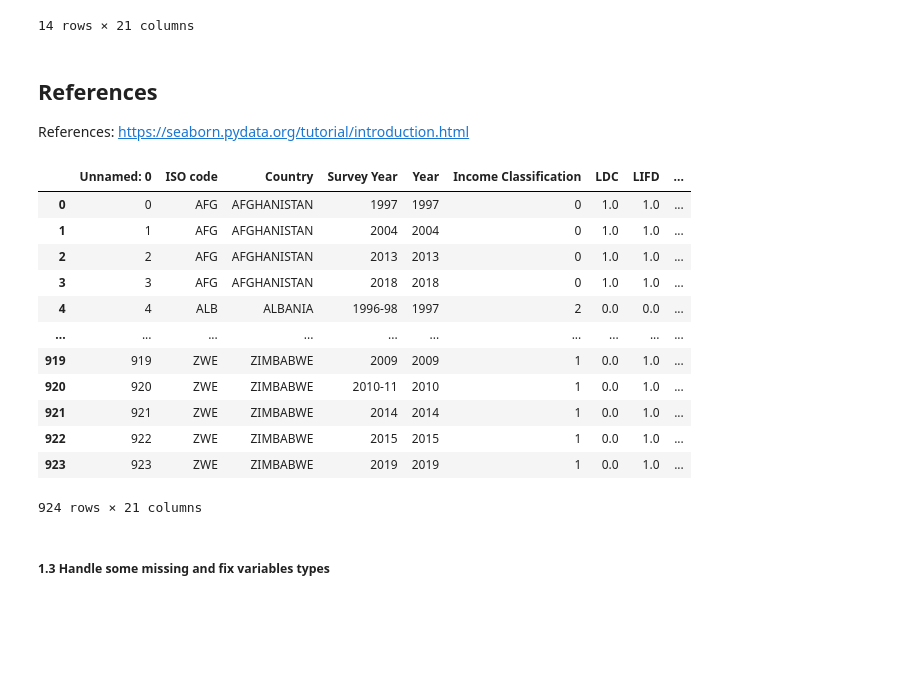
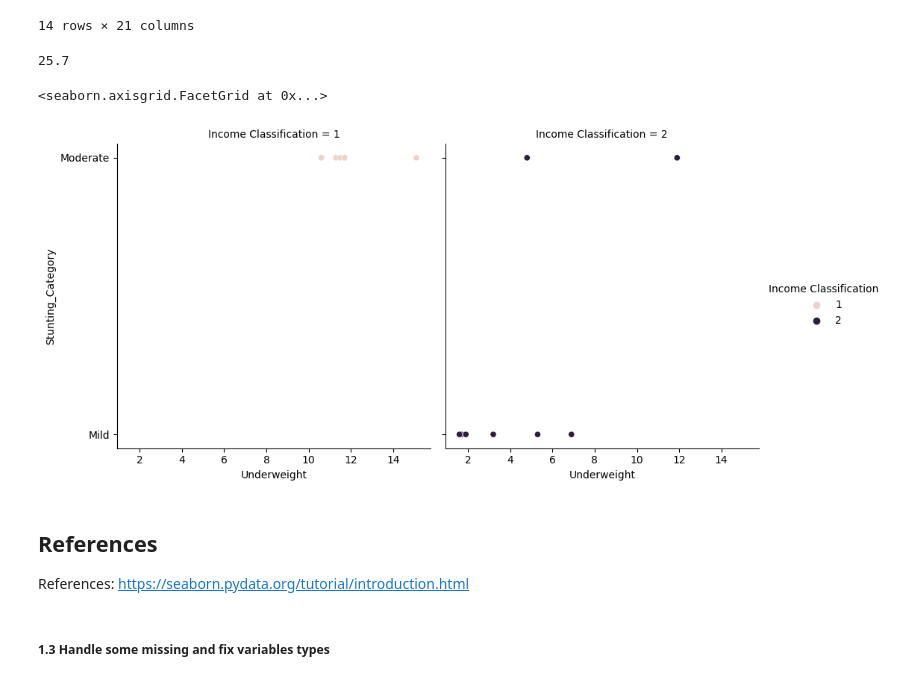
Before and after one commit to nvelardi/StuntedGrowthTuvalu, a Jupyter notebook: index2.ipynb, the cells around one changed output. Cells and saved outputs as stored; diff of their text form; code cells hidden in the pictures; blank space fills up the shorter version.

```diff
--- a/index2.ipynb
+++ b/index2.ipynb
@@ -57,9 +47,3 @@ df['Stunting'].quantile(.67)
-# %%
-# Partition the data into three categories based on the median
-df['Stunting_Category'] = [
-    'Severe' if x > 36.624 else 'Mild' if x < 20 else 'Moderate'
-    for x in df['Stunting']
-]
 # %%
 import seaborn as sns
 
@@ -178,3 +151,13 @@ df1
 | 854 | 854 | VUT | VANUATU | 2007 | 2007 | 1 | 1.0 | 0.0 | ... |
 | 855 | 855 | VUT | VANUATU | 2013 | 2013 | 1 | 1.0 | 0.0 | ... |
 14 rows × 21 columns
+# %%
+# .33 Quantile
+
+df1['Stunting'].quantile(.33)
+# = 7.46
+# .67 Quantile
+df1['Stunting'].quantile(.67)
+# = 25.7
+# %% [output]
+25.7
@@ -181,23 +170,16 @@ df1
+# %%
+sns.relplot(
+    data=df1,
+    x="Underweight", y="Stunting_Category", col="Income Classification",
+    hue="Income Classification",
+)
+# %% [output]
+<seaborn.axisgrid.FacetGrid at 0x...>
+[figure, added]
 # %% [markdown]
 ## References
 
 References: https://seaborn.pydata.org/tutorial/introduction.html
-# %%
-df
-# %% [output]
-|  | Unnamed: 0 | ISO code | Country | Survey Year | Year | Income Classification | LDC | LIFD | ... |
-| 0 | 0 | AFG | AFGHANISTAN | 1997 | 1997 | 0 | 1.0 | 1.0 | ... |
-| 1 | 1 | AFG | AFGHANISTAN | 2004 | 2004 | 0 | 1.0 | 1.0 | ... |
-| 2 | 2 | AFG | AFGHANISTAN | 2013 | 2013 | 0 | 1.0 | 1.0 | ... |
-| 3 | 3 | AFG | AFGHANISTAN | 2018 | 2018 | 0 | 1.0 | 1.0 | ... |
-| 4 | 4 | ALB | ALBANIA | 1996-98 | 1997 | 2 | 0.0 | 0.0 | ... |
-| ... | ... | ... | ... | ... | ... | ... | ... | ... | ... |
-| 919 | 919 | ZWE | ZIMBABWE | 2009 | 2009 | 1 | 0.0 | 1.0 | ... |
-| 920 | 920 | ZWE | ZIMBABWE | 2010-11 | 2010 | 1 | 0.0 | 1.0 | ... |
-| 921 | 921 | ZWE | ZIMBABWE | 2014 | 2014 | 1 | 0.0 | 1.0 | ... |
-| 922 | 922 | ZWE | ZIMBABWE | 2015 | 2015 | 1 | 0.0 | 1.0 | ... |
-| 923 | 923 | ZWE | ZIMBABWE | 2019 | 2019 | 1 | 0.0 | 1.0 | ... |
-924 rows × 21 columns
 # %% [markdown]
 ##### 1.3 Handle some missing and fix variables types
 # %%
```
Also changed, not shown: parts of 10 cells of this notebook.
